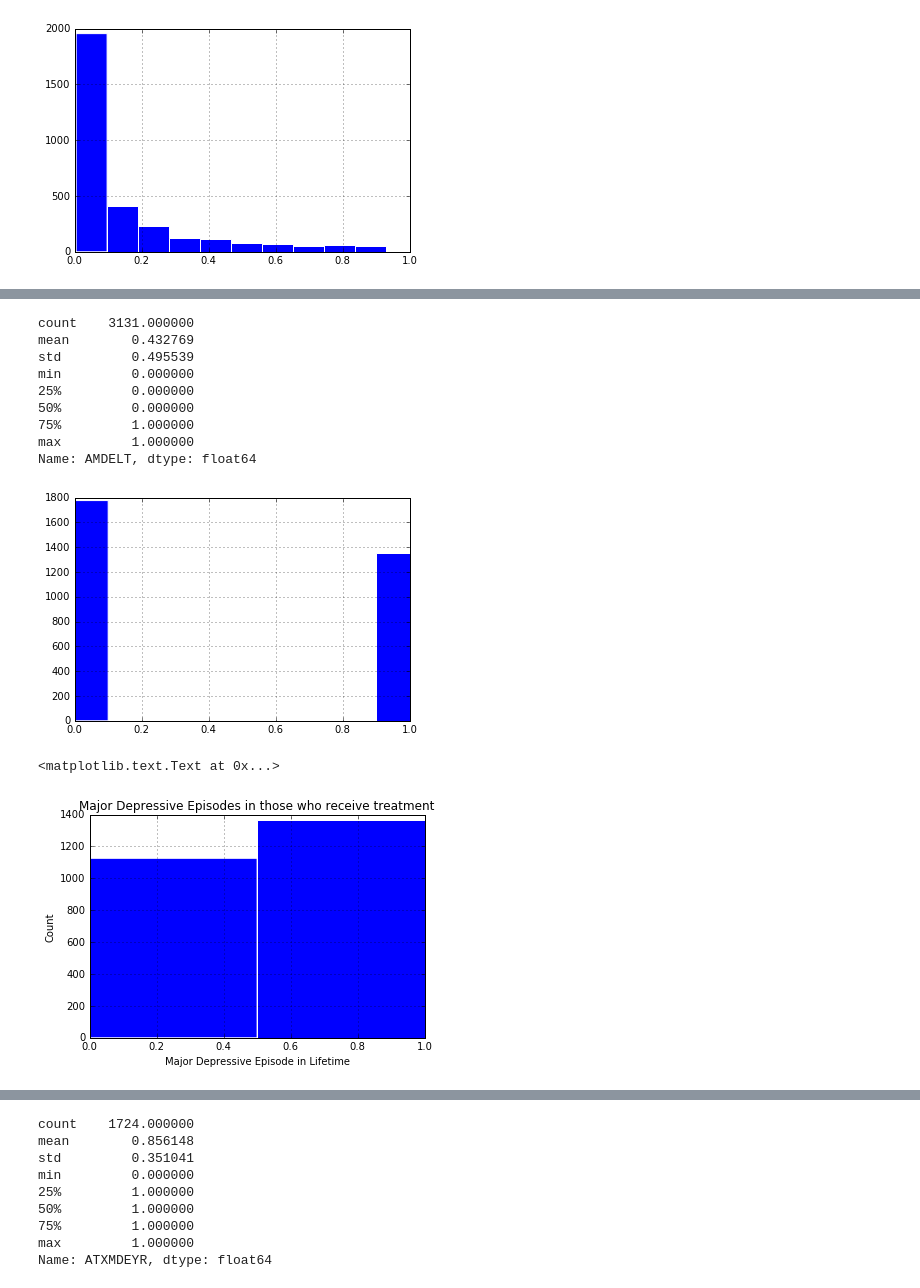
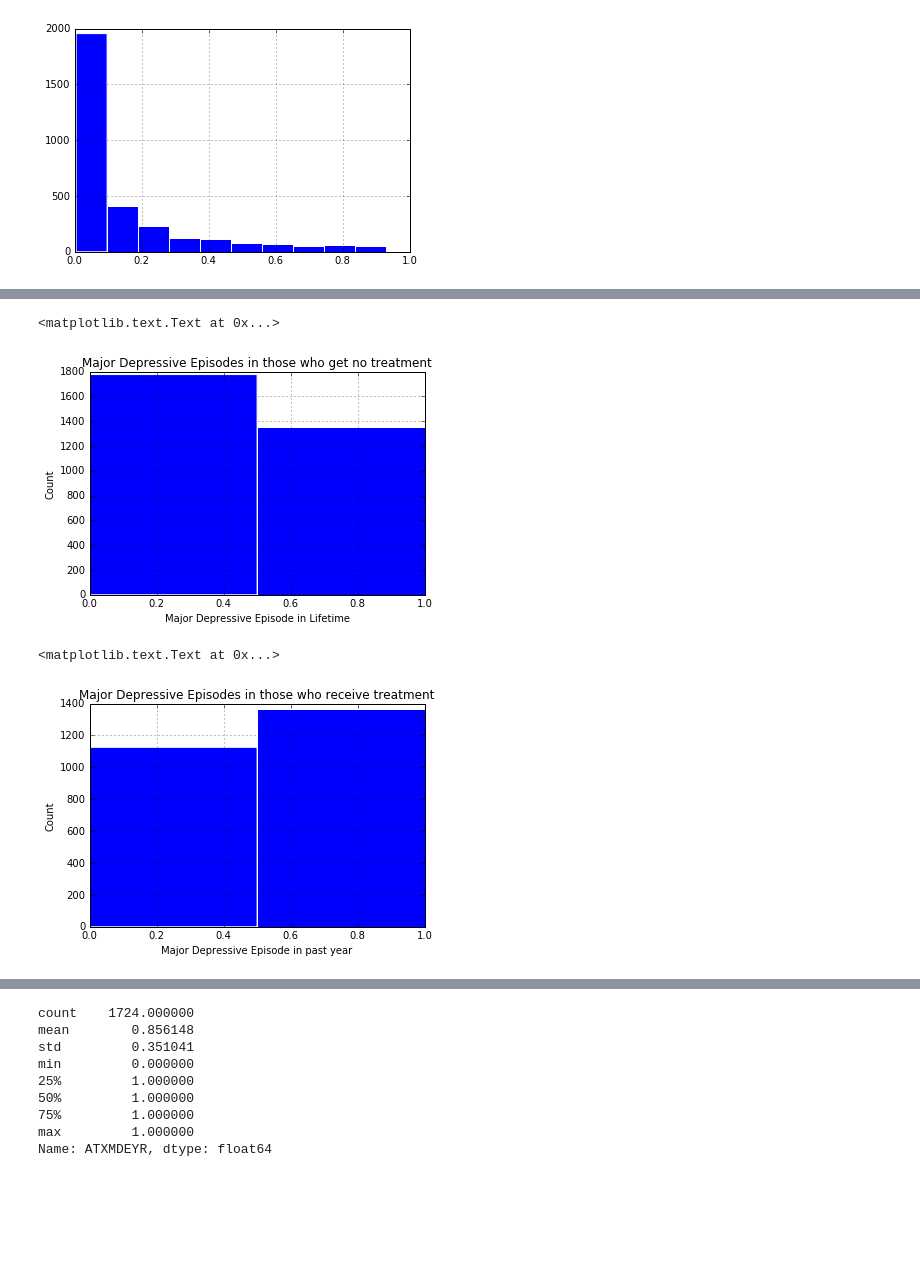
Before and after one commit to codyw826/Public-Projects, a Jupyter notebook: Diagnostics.ipynb, the cells around one changed output, grey strips where cells are left out. Drawn from its saved outputs; the diff is of its cells as text; code cells hidden in the pictures; blank space fills up the shorter version.

```diff
--- a/Diagnostics.ipynb
+++ b/Diagnostics.ipynb
@@ -305,29 +328,24 @@ Name: AMDELT, dtype: float64
 # %%
-no_trt.AMDELT.hist(edgecolor='w', lw=1)
+no_trt.AMDELT.hist(bins=2, edgecolor='w', lw=1)
 no_trt.AMDELT.describe()
+plt.title("Major Depressive Episodes in those who get no treatment")
+plt.xlabel("Major Depressive Episode in Lifetime")
+plt.ylabel("Count")
 #43 pct of those who get no trt experienced a major depressive episode in their lifetime
 #this seems like a significant difference that could be predictive
 # %% [output]
-count    3131.000000
-mean        0.432769
-std         0.495539
-min         0.000000
-25%         0.000000
-50%         0.000000
-75%         1.000000
-max         1.000000
-Name: AMDELT, dtype: float64
+<matplotlib.text.Text at 0x...>
-[figure, old version]
+[figure, new version]
 # %%
 recv_trt.AMDEYR.hist(bins=2, edgecolor='w', lw=1)
 recv_trt.AMDEYR.describe()
 plt.title("Major Depressive Episodes in those who receive treatment")
-plt.xlabel("Major Depressive Episode in Lifetime")
+plt.xlabel("Major Depressive Episode in past year")
 plt.ylabel("Count")
 #55 pct of those who recv trt experienced a major depressive episode in the past year
 # %% [output]
 <matplotlib.text.Text at 0x...>
-[figure, old version]
+[figure, new version]
 # %%
 no_trt.AMDEYR.hist(bins=2, edgecolor='w', lw=1)
 no_trt.AMDEYR.describe()
```
Also changed, not shown: parts of 10 cells of this notebook, 2 other files.
